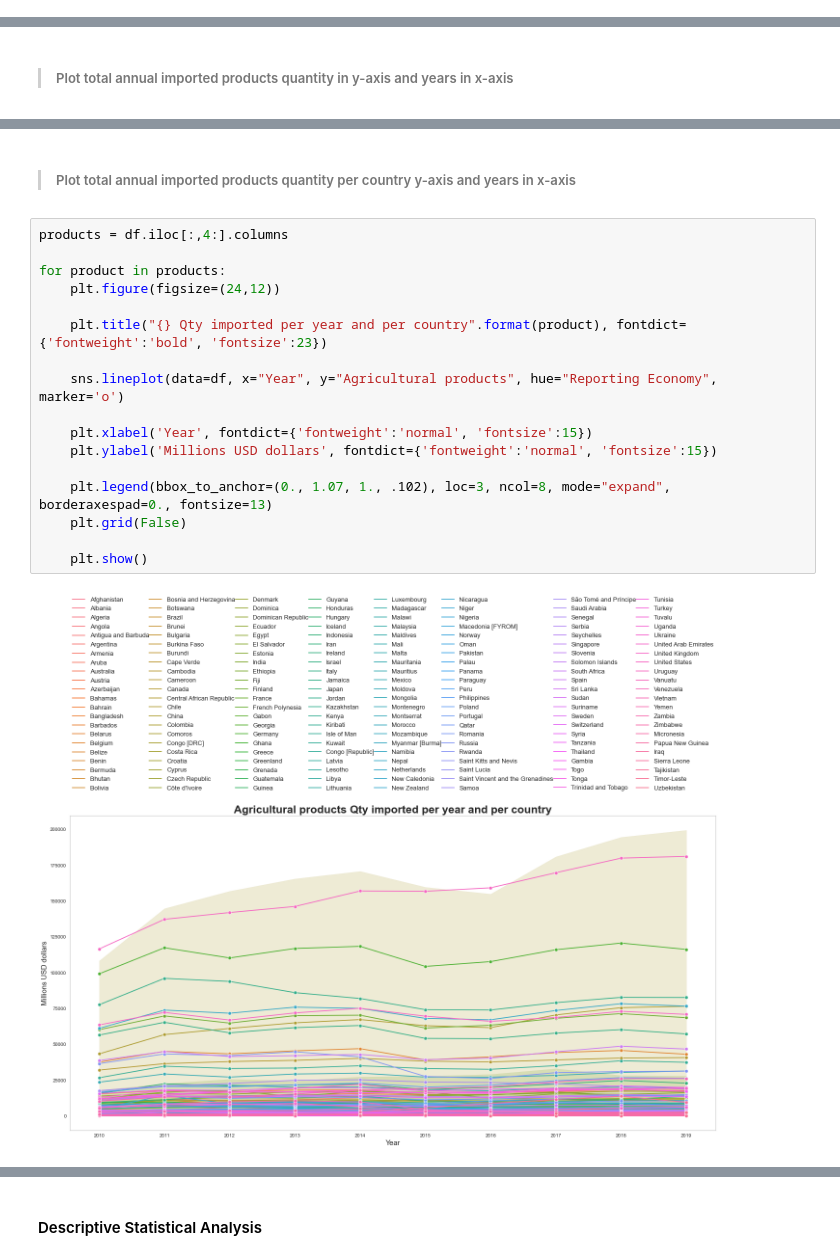
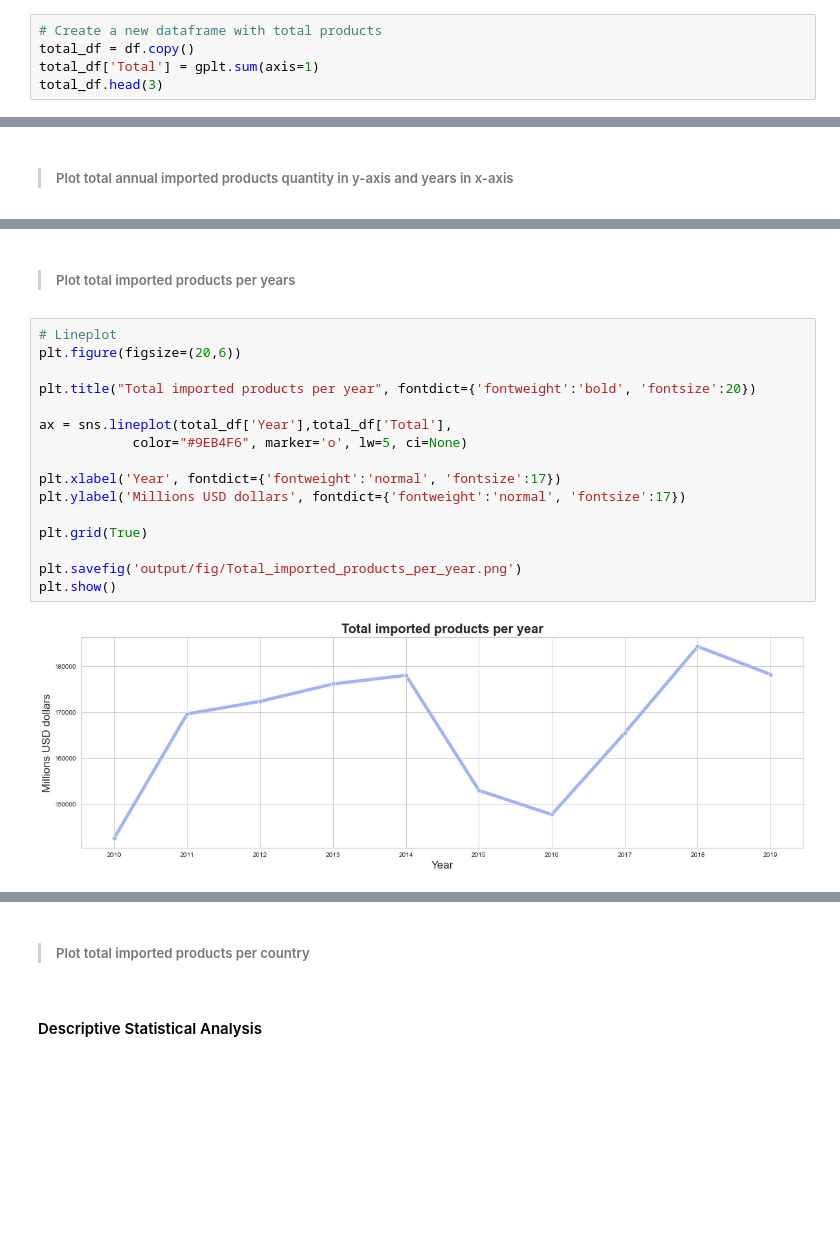
Before and after one commit to kesnel/ayiti-analytics-capstone-project, a Jupyter notebook: EDA.ipynb, the cells around one changed output, grey strips where cells are left out. Drawn from its saved outputs; the diff is of its cells as text; blank space fills up the shorter version.

```diff
--- a/EDA.ipynb
+++ b/EDA.ipynb
@@ -501,3 +501,8 @@ y: (1746,)
 # <h1 align="center"> Data Analysis </h1>
 # %% [markdown]
 #### Data visualization
+# %%
+# Create a new dataframe with total products
+total_df = df.copy()
+total_df['Total'] = gplt.sum(axis=1)
+total_df.head(3)
@@ -534,22 +546,21 @@ for product in products:
 [figure]
 # %% [markdown]
->##### Plot total annual imported products quantity per country y-axis and years in x-axis
+>##### Plot total imported products per years
 # %%
-products = df.iloc[:,4:].columns
+# Lineplot
+plt.figure(figsize=(20,6))
 
-for product in products:
-    plt.figure(figsize=(24,12))
+plt.title("Total imported products per year", fontdict={'fontweight':'bold', 'fontsize':20})
 
-    plt.title("{} Qty imported per year and per country".format(product), fontdict={'fontweight':'bold', 'fontsize':23})
+ax = sns.lineplot(total_df['Year'],total_df['Total'],
+            color="#9EB4F6", marker='o', lw=5, ci=None)
 
-    sns.lineplot(data=df, x="Year", y="Agricultural products", hue="Reporting Economy", marker='o')
+plt.xlabel('Year', fontdict={'fontweight':'normal', 'fontsize':17})
+plt.ylabel('Millions USD dollars', fontdict={'fontweight':'normal', 'fontsize':17})
 
-    plt.xlabel('Year', fontdict={'fontweight':'normal', 'fontsize':15})
-    plt.ylabel('Millions USD dollars', fontdict={'fontweight':'normal', 'fontsize':15})
+plt.grid(True)
 
-    plt.legend(bbox_to_anchor=(0., 1.07, 1., .102), loc=3, ncol=8, mode="expand", borderaxespad=0., fontsize=13)
-    plt.grid(False)
-
-    plt.show()
+plt.savefig('output/fig/Total_imported_products_per_year.png')
+plt.show()
 # %% [output]
-[figure, old version]
+[figure, new version]
@@ -562,3 +567,5 @@ for product in products:
+# %% [markdown]
+>##### Plot total imported products per country
 # %% [markdown]
 #### Descriptive Statistical Analysis
 # %%
```
Also changed, not shown: parts of 5 cells of this notebook.
